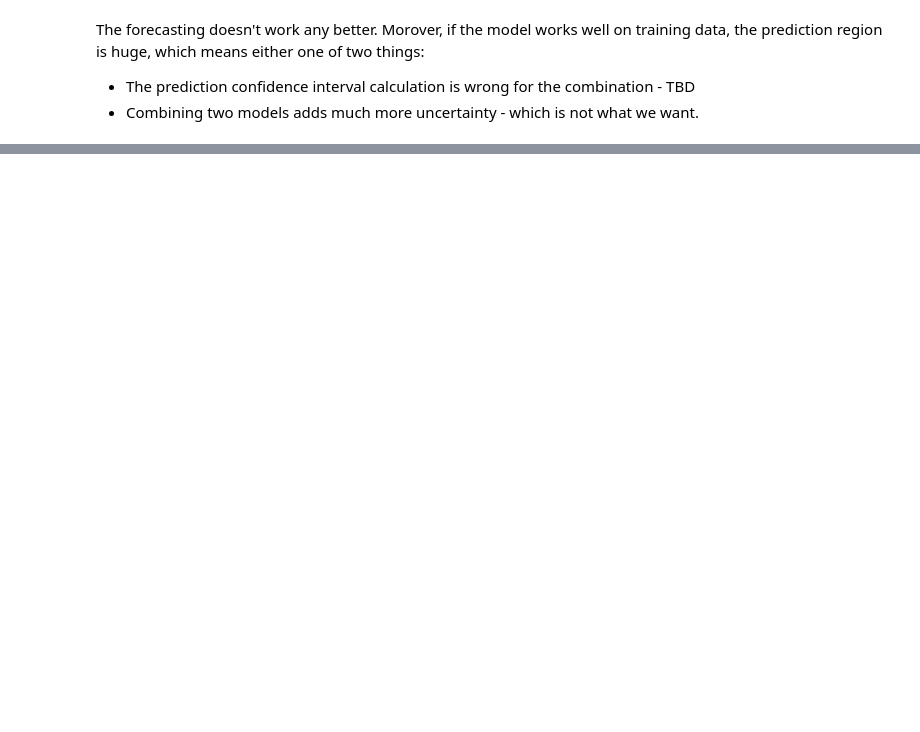
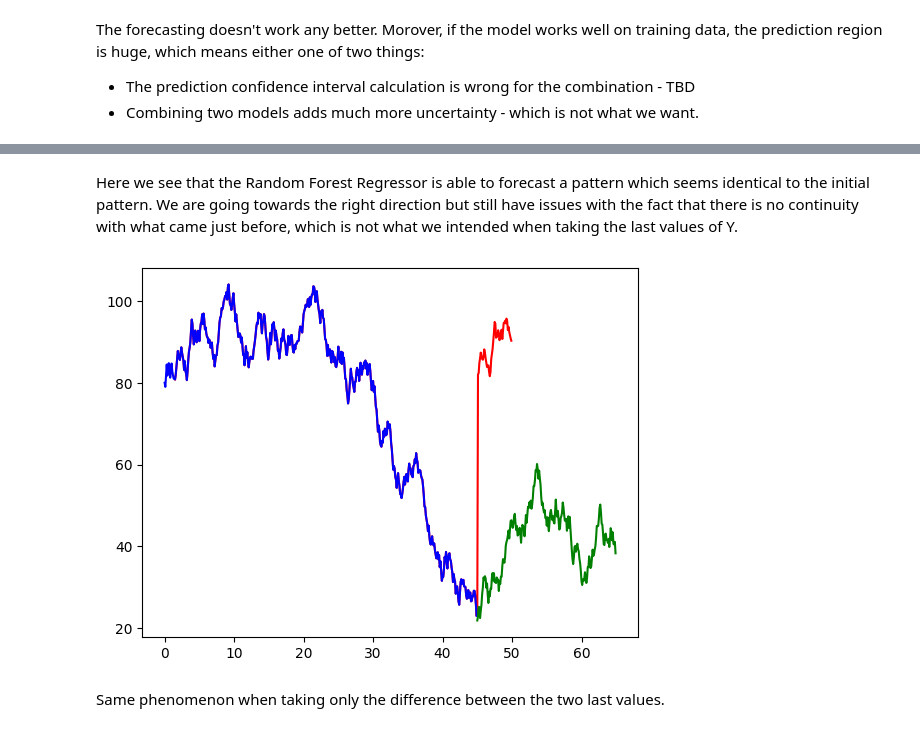
Before and after one commit to Gdeterline/Small-Projects-And-Courses, a Jupyter notebook: Time-Series/Regression/RegressionInitiation.ipynb, the cells around one changed output, grey strips where cells are left out. Drawn from its saved outputs; the diff is of its cells as text; code cells hidden in the pictures; blank space fills up the shorter version.

```diff
--- a/Time-Series/Regression/RegressionInitiation.ipynb
+++ b/Time-Series/Regression/RegressionInitiation.ipynb
@@ -215,0 +318,27 @@ The forecasting doesn't work any better. Morover, if the model works well on tra
+# %% [markdown]
+Here we see that the Random Forest Regressor is able to forecast a pattern which seems identical to the initial pattern. We are going towards the right direction but still have issues with the fact that there is no continuity with what came just before, which is not what we intended when taking the last values of Y.
+# %%
+Xf = [[X[i][0], Y[i-1] - Y[i-2]] for i in range(hist_len, training_subset_length)]
+
+RF = RandomForestRegressor()
+RF.fit(Xf[:training_subset_length], Y[hist_len:training_subset_length])
+
+Y_pred = deepcopy(Y[hist_len:training_subset_length])
+X_for_pred = deepcopy(Xf[:training_subset_length])
+
+for i in range(0, steps):
+    X_for_pred.append([X_for_pred[i-1][0]+ 0.1, Y_pred[i-1]-Y[i-2]])
+    Y_pred.append((RF.predict(np.array(X_for_pred[i-1]).reshape(-1, 2)))[0])
+
+X_values = []
+for i in range(15, training_subset_length+steps):
+    X_values.append(0.1*i)
+
+plt.plot(X_values, Y_pred, color='r')
+plt.plot(X[:training_subset_length], Y[:training_subset_length], color='b', label='Training Curve')
+plt.plot(X[training_subset_length:], Y[training_subset_length:], color='g', label='Actual Value')
+plt.show()
+# %% [output]
+[figure, added]
+# %% [markdown]
+Same phenomenon when taking only the difference between the two last values.
```
Also changed, not shown: parts of 26 cells of this notebook.
